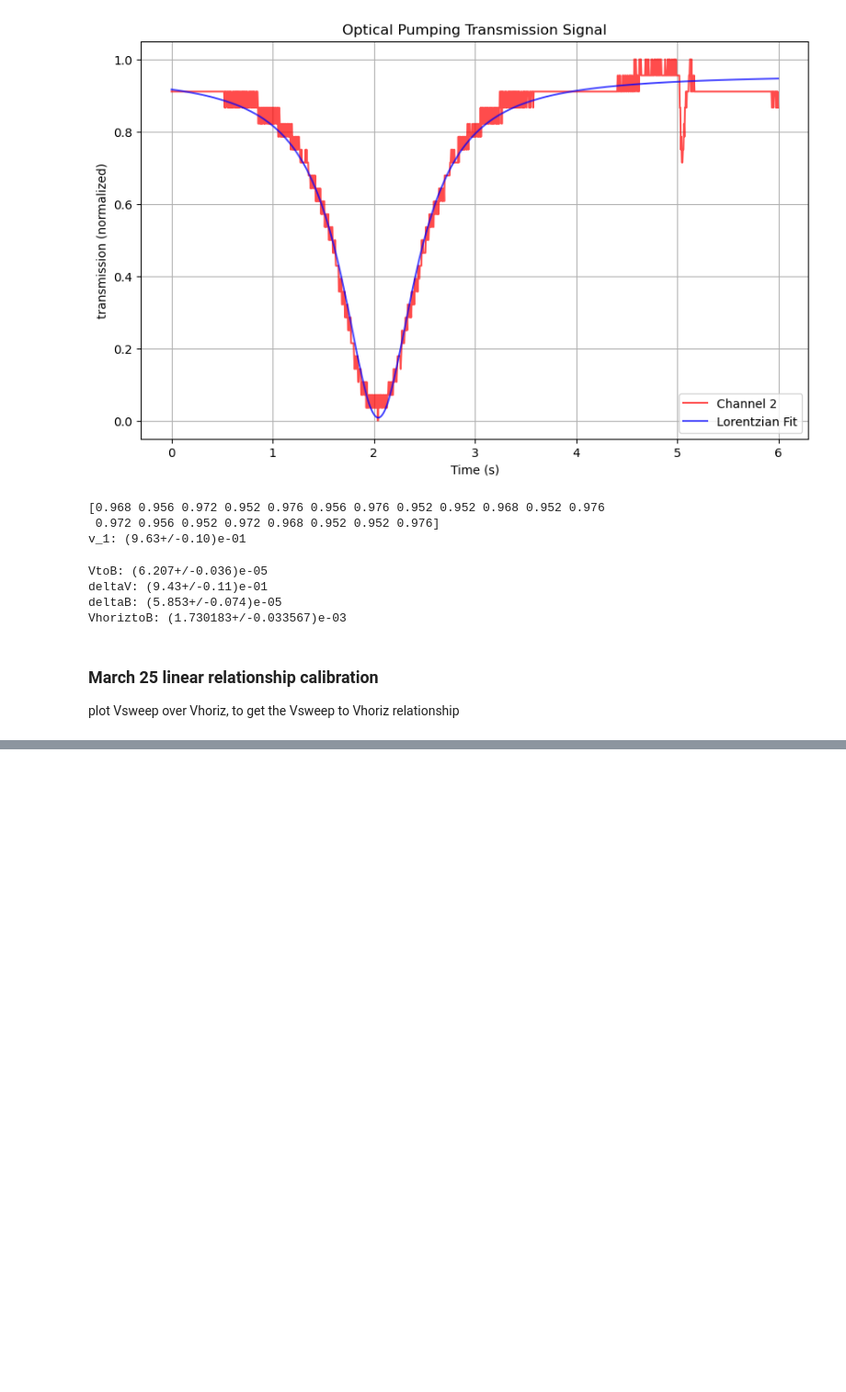
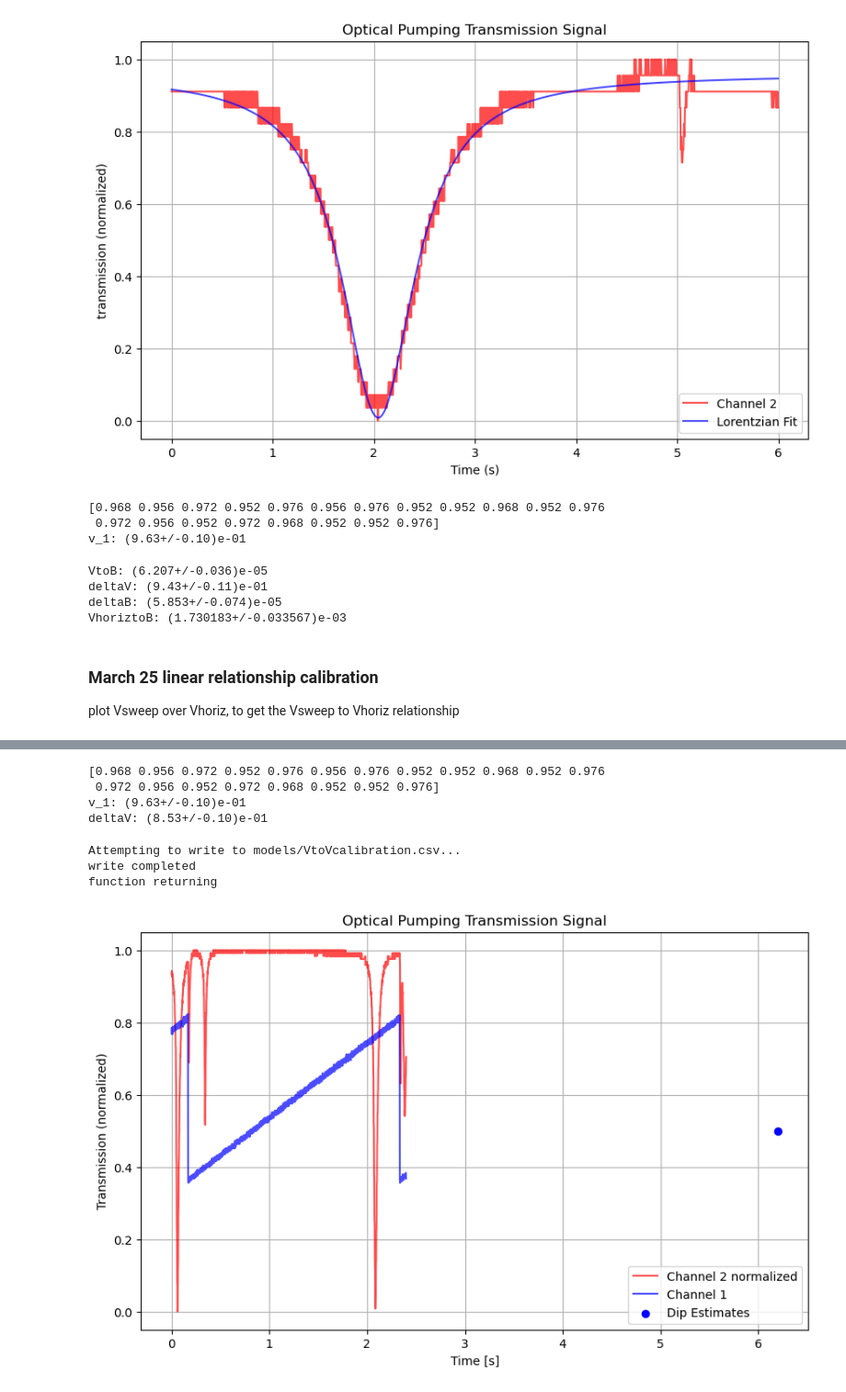
Before and after one commit to MarkZhit/PHYS409-Optical_Pumping, a Jupyter notebook: BhorizCalibration.ipynb, the cells around one changed output, grey strips where cells are left out. Shown at 92% size. Cells and saved outputs as stored; diff of their text form; code cells hidden in the pictures; blank space fills up the shorter version.

```diff
--- a/BhorizCalibration.ipynb
+++ b/BhorizCalibration.ipynb
@@ -446,8 +454,51 @@ v_1 = ufloat(np.mean(y1[x1_index - numAvg : x1_index + numAvg]),
 print(y1[x1_index - numAvg : x1_index + numAvg])
 
 print(f"v_1: {v_1:.2ue}")
+print(f"deltaV: {v_1 - v_0:.2ue}")
+# %% [output]
+[0.968 0.956 0.972 0.952 0.976 0.956 0.976 0.952 0.952 0.968 0.952 0.976
+ 0.972 0.956 0.952 0.972 0.968 0.952 0.952 0.976]
+v_1: (9.63+/-0.10)e-01
+deltaV: (8.53+/-0.10)e-01
 # %%
-print(f"deltaV: {v_1 - v_0:.2ue}")
-
-np.append(Vsweep,v_1 - v_0)
-np.append(Vhoriz,dV)
+m.append_to_Vcalibration((v_1 - v_0),dV,"models/VtoVcalibration.csv")
+# %% [output]
+Attempting to write to models/VtoVcalibration.csv...
+write completed
+function returning
+# %%
+# connecting multiple files
+freq = 335
+
+t0 = 0.15
+x0s = np.array([0.05,0.2,0])
+savename = "5s measurement Mar 25 - " + str(freq) + 'kHz'
+filename = "c2-335kHz_24mV"
+
+nCut = (t0 // (time[1] - time[0])).astype(int)
+time_cutFirst = time[nCut:] - t0
+y2_norm_cutFirst = y2_norm[nCut:]
+
+time, y1, y2, y2_norm = m.read_transmission_csv('./data/Mar 25 measurement/' +filename+ '.csv')
+
+m.plot_normalized_transmission(time_cutFirst, y2_norm_cutFirst, x0s, savename)
+
+# nCut = (t0 // (time[1] - time[0])).astype(int)
+# time_cutFirst = time[nCut:] - t0
+# y2_norm_cutFirst = y2_norm[nCut:]
+# plt.figure(figsize=(10, 6))
+# plt.plot(time, y2_norm, label='Channel 2 normalized', color='red', alpha=0.7)
+# plt.plot(time, y1, label='Channel 1', color='blue', alpha=0.7)
+# plt.scatter(x0, 0.5, label='Dip Estimates', color='blue')
+#
+# # Labels and formatting
+# plt.xlabel('Time [s]')
+# plt.ylabel('Transmission (normalized)')
+# plt.title('Optical Pumping Transmission Signal')
+# plt.legend(loc="lower right")
+# plt.grid(True)
+# plt.savefig("figures/" + savename, dpi=300)
+#
+# plt.show()
+# %% [output]
+[figure, added]
```
Also changed, not shown: parts of 19 cells of this notebook, 14 other files.
